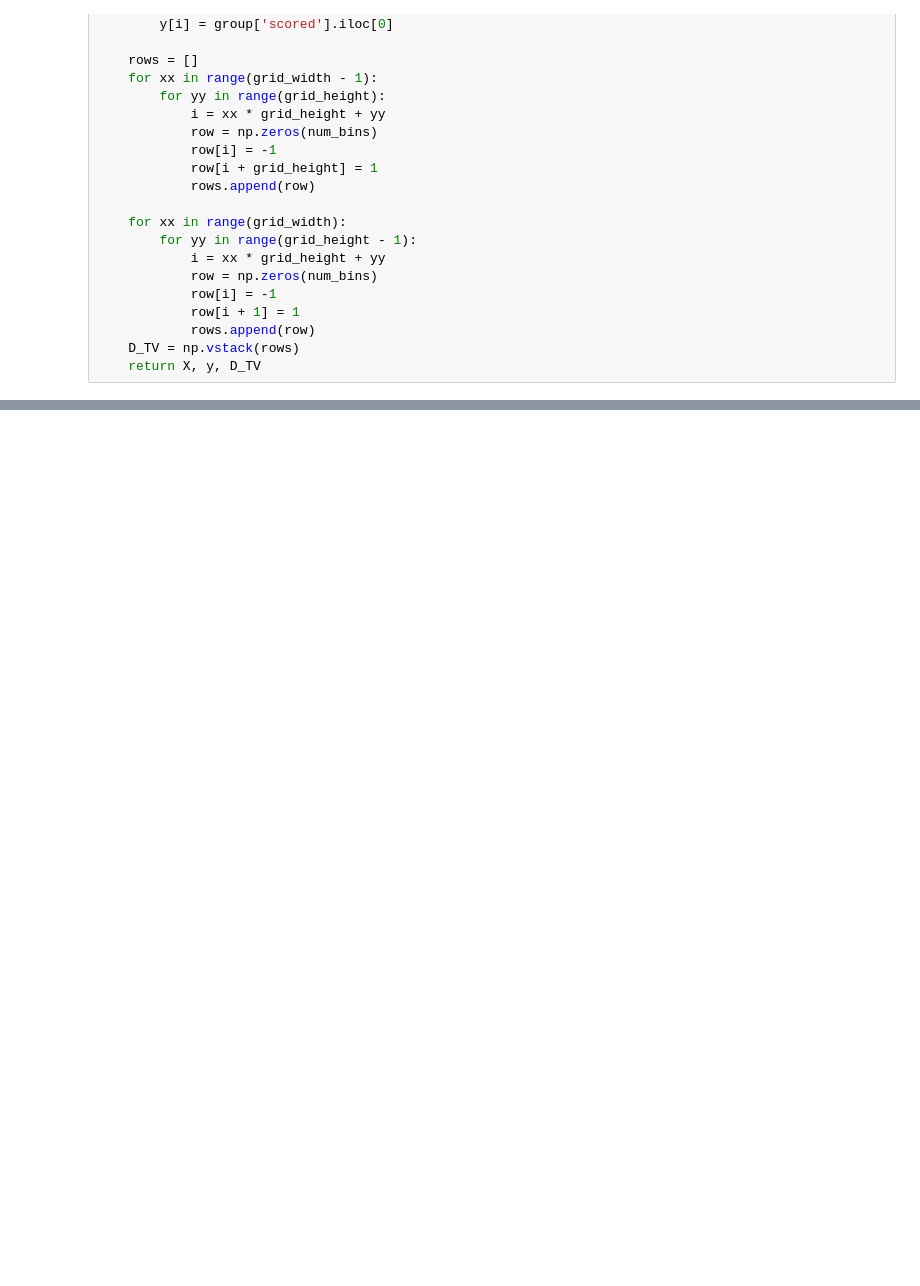
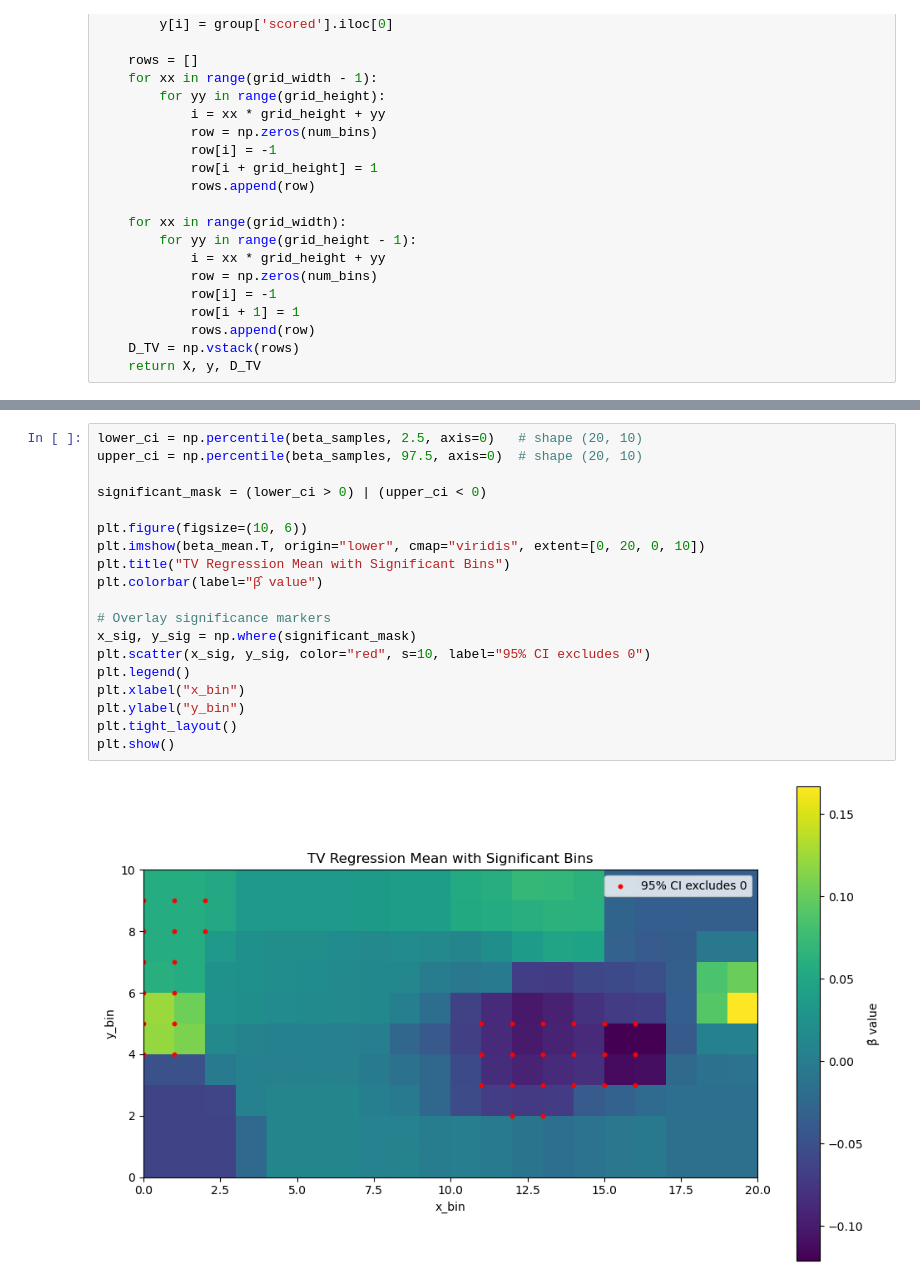
Before and after one commit to Channertheman/NBA_Analysis, a Jupyter notebook: testing.ipynb, the cells around one changed output, grey strips where cells are left out. Saved outputs shown, nothing was run; the diff lists cells and outputs as text; blank space fills up the shorter version.

```diff
--- a/testing.ipynb
+++ b/testing.ipynb
@@ -1955,0 +2052,21 @@ Accepted 200 / 1000 simulations
+# %%
+lower_ci = np.percentile(beta_samples, 2.5, axis=0)   # shape (20, 10)
+upper_ci = np.percentile(beta_samples, 97.5, axis=0)  # shape (20, 10)
+
+significant_mask = (lower_ci > 0) | (upper_ci < 0)
+
+plt.figure(figsize=(10, 6))
+plt.imshow(beta_mean.T, origin="lower", cmap="viridis", extent=[0, 20, 0, 10])
+plt.title("TV Regression Mean with Significant Bins")
+plt.colorbar(label="β̂ value")
+
+# Overlay significance markers
+x_sig, y_sig = np.where(significant_mask)
+plt.scatter(x_sig, y_sig, color="red", s=10, label="95% CI excludes 0")
+plt.legend()
+plt.xlabel("x_bin")
+plt.ylabel("y_bin")
+plt.tight_layout()
+plt.show()
+# %% [output]
+[figure, added]
```
Also changed, not shown: parts of 21 cells of this notebook, 1 other file.
